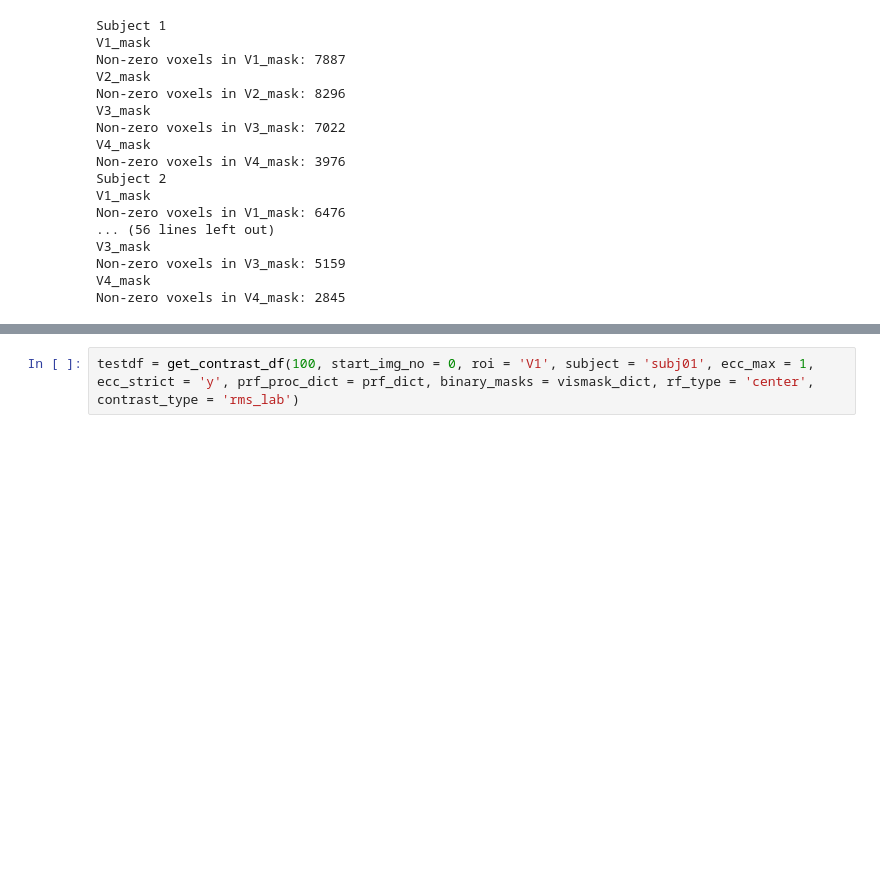
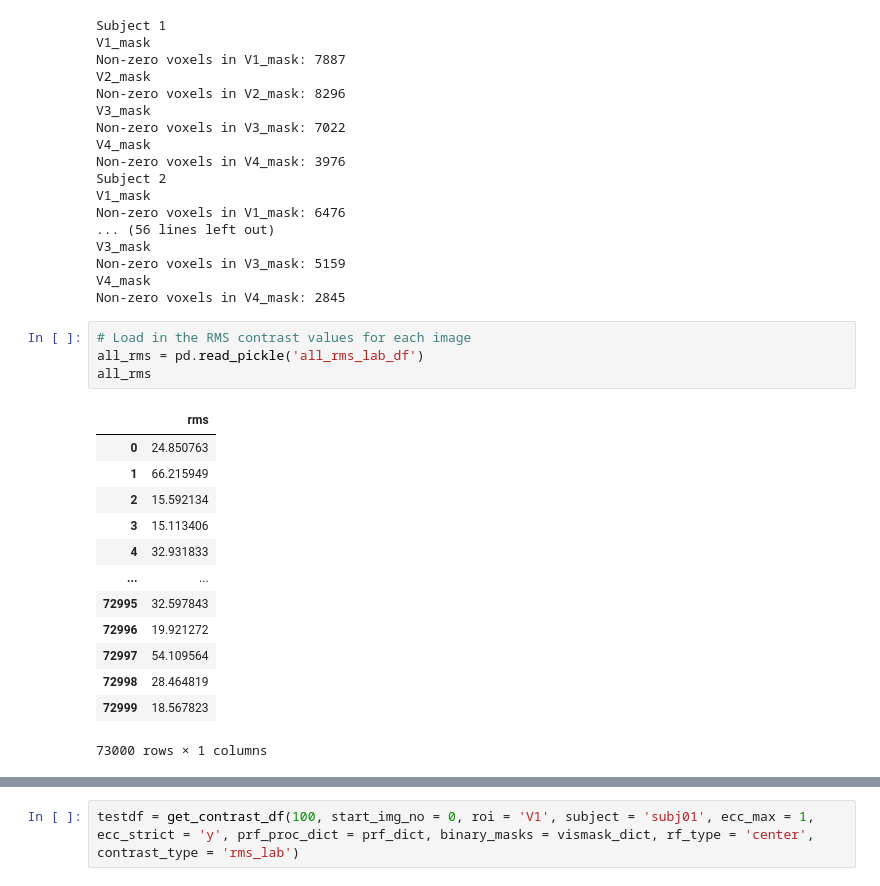
Before and after one commit to WiegerScheurer/spatpred, a Jupyter notebook: notebooks/construction_work.ipynb, the cells around one changed output, grey strips where cells are left out. Saved outputs shown, nothing was run; the diff lists cells and outputs as text; blank space fills up the shorter version.

```diff
--- a/notebooks/construction_work.ipynb
+++ b/notebooks/construction_work.ipynb
@@ -45,3 +45,21 @@ V3_mask
 Non-zero voxels in V3_mask: 5159
 V4_mask
 Non-zero voxels in V4_mask: 2845
+# %%
+# Load in the RMS contrast values for each image
+all_rms = pd.read_pickle('all_rms_lab_df')
+all_rms
+# %% [output]
+|  | rms |
+| 0 | 24.850763 |
+| 1 | 66.215949 |
+| 2 | 15.592134 |
+| 3 | 15.113406 |
+| 4 | 32.931833 |
+| ... | ... |
+| 72995 | 32.597843 |
+| 72996 | 19.921272 |
+| 72997 | 54.109564 |
+| 72998 | 28.464819 |
+| 72999 | 18.567823 |
+73000 rows × 1 columns
```
Also changed, not shown: parts of 12 cells of this notebook, 2 other files.
